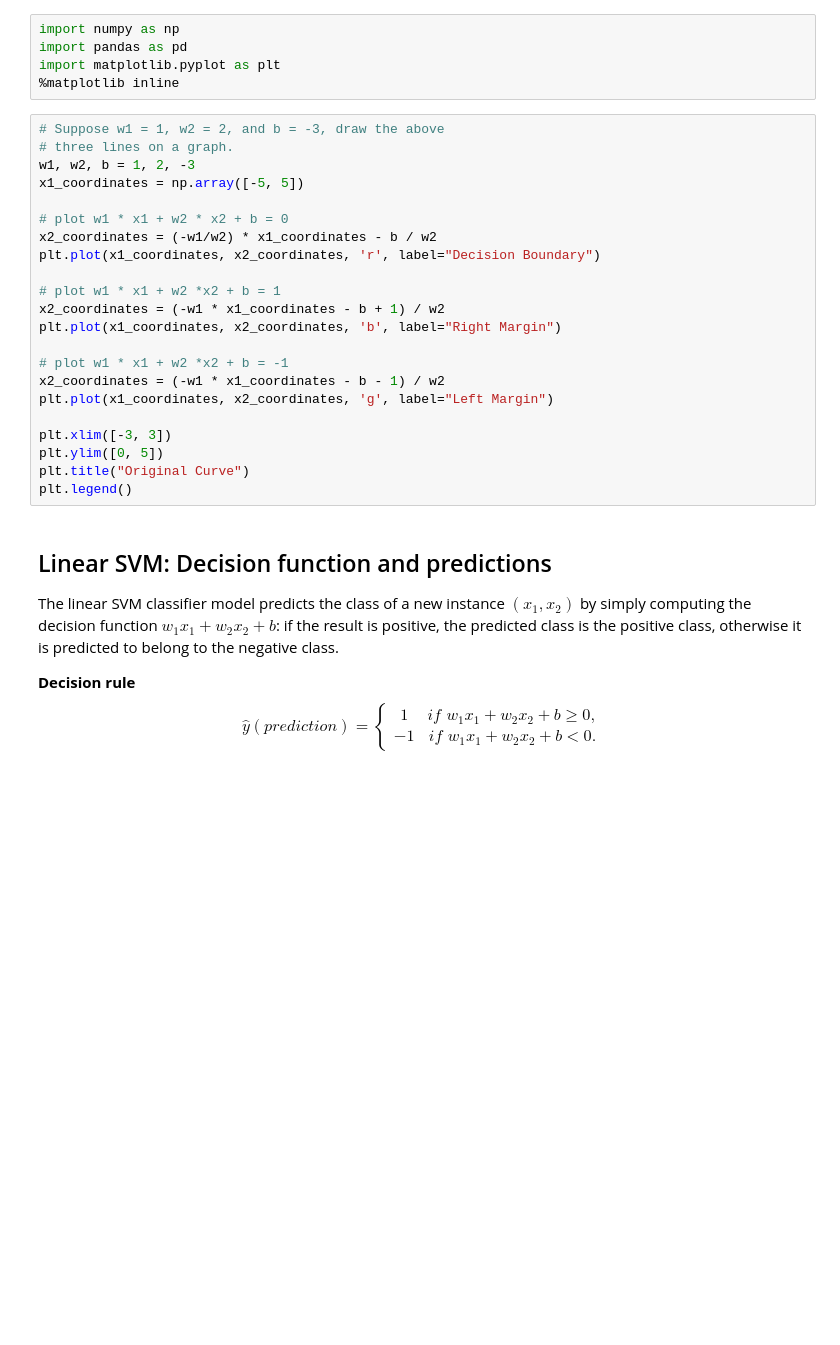
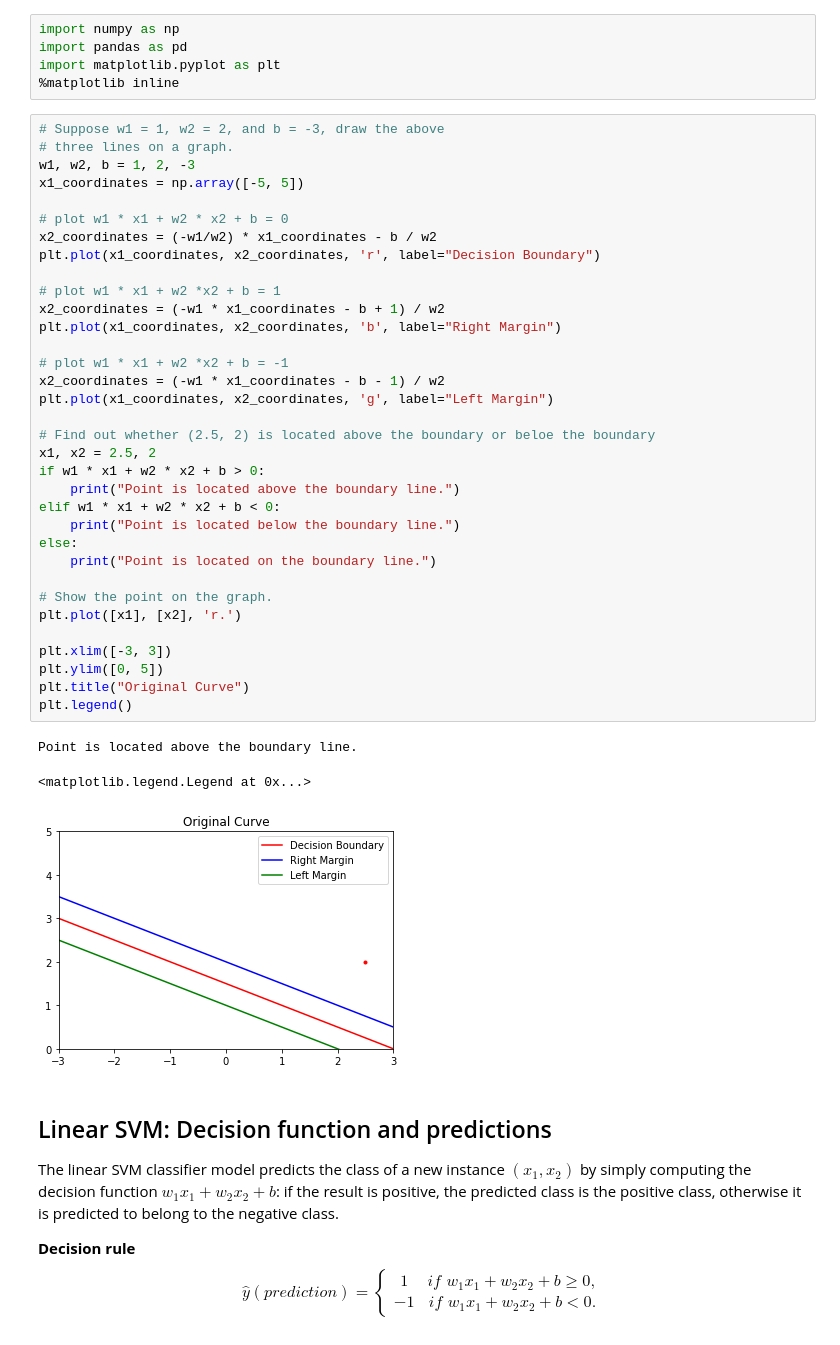
Before and after one commit to ch00226855/CMP414765Spring2022, a Jupyter notebook: Week13_SupportVectorMachine.ipynb, the cells around one changed output. Saved outputs shown, nothing was run; the diff lists cells and outputs as text; blank space fills up the shorter version.

```diff
--- a/Week13_SupportVectorMachine.ipynb
+++ b/Week13_SupportVectorMachine.ipynb
@@ -50,25 +50,41 @@ import matplotlib.pyplot as plt
 # %%
 # Suppose w1 = 1, w2 = 2, and b = -3, draw the above
 # three lines on a graph.
 w1, w2, b = 1, 2, -3
 x1_coordinates = np.array([-5, 5])
 
 # plot w1 * x1 + w2 * x2 + b = 0
 x2_coordinates = (-w1/w2) * x1_coordinates - b / w2
 plt.plot(x1_coordinates, x2_coordinates, 'r', label="Decision Boundary")
 
 # plot w1 * x1 + w2 *x2 + b = 1
 x2_coordinates = (-w1 * x1_coordinates - b + 1) / w2
 plt.plot(x1_coordinates, x2_coordinates, 'b', label="Right Margin")
 
 # plot w1 * x1 + w2 *x2 + b = -1
 x2_coordinates = (-w1 * x1_coordinates - b - 1) / w2
 plt.plot(x1_coordinates, x2_coordinates, 'g', label="Left Margin")
 
+# Find out whether (2.5, 2) is located above the boundary or beloe the boundary
+x1, x2 = 2.5, 2
+if w1 * x1 + w2 * x2 + b > 0:
+    print("Point is located above the boundary line.")
+elif w1 * x1 + w2 * x2 + b < 0:
+    print("Point is located below the boundary line.")
+else:
+    print("Point is located on the boundary line.")
+
+# Show the point on the graph.
+plt.plot([x1], [x2], 'r.')
+
 plt.xlim([-3, 3])
 plt.ylim([0, 5])
 plt.title("Original Curve")
 plt.legend()
+# %% [output]
+Point is located above the boundary line.
+<matplotlib.legend.Legend at 0x...>
+[figure, added]
 # %% [markdown]
 ## Linear SVM: Decision function and predictions
 
```
Also changed, not shown: parts of 10 cells of this notebook.
